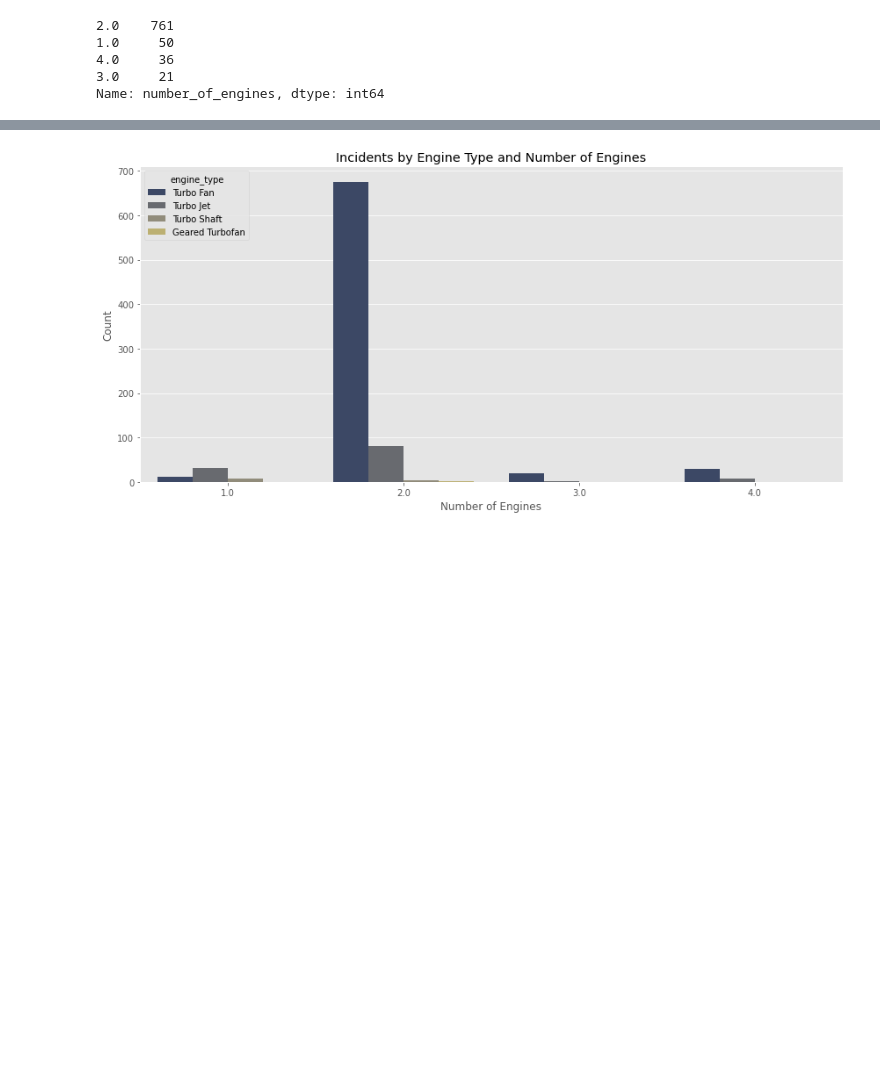
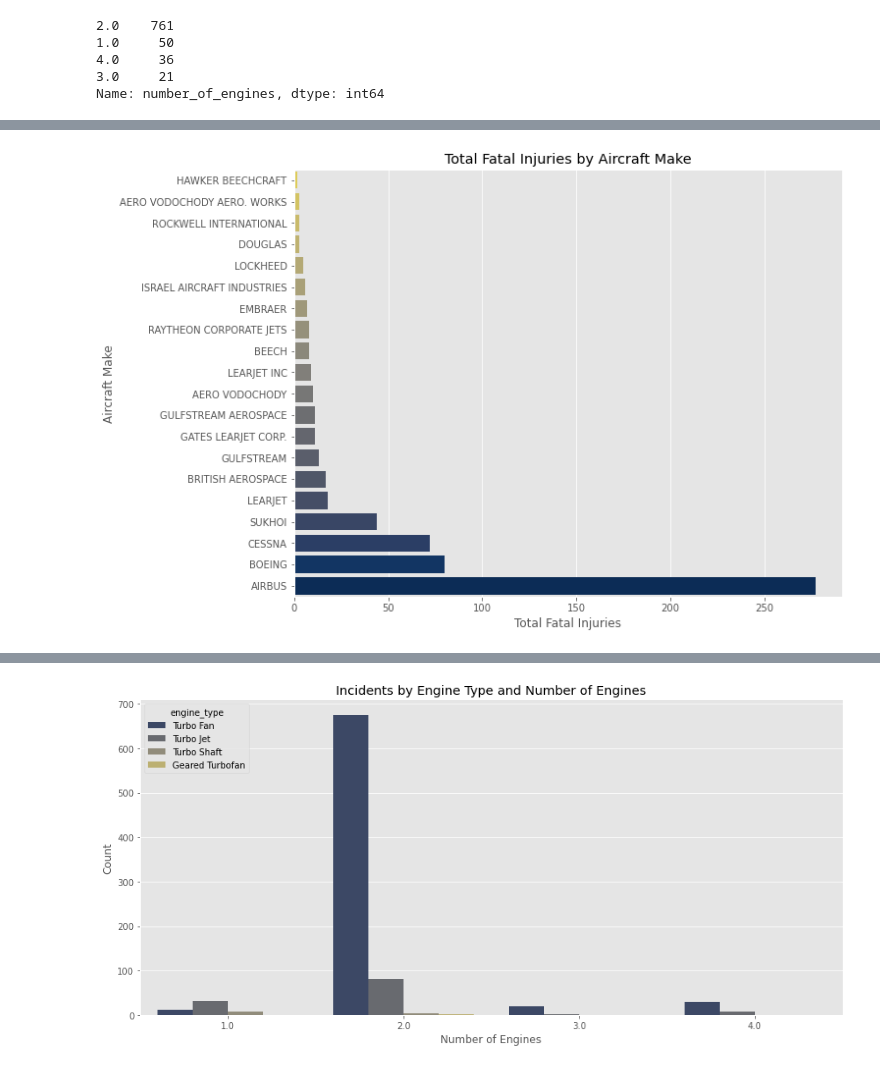
Before and after one commit to 66ultra/Aircraft-Saftey-Analysis, a Jupyter notebook: Aircraft Safety Analysis.ipynb, the cells around one changed output, grey strips where cells are left out. Saved outputs shown, nothing was run; the diff lists cells and outputs as text; code cells hidden in the pictures; blank space fills up the shorter version.

```diff
--- a/Aircraft Safety Analysis.ipynb
+++ b/Aircraft Safety Analysis.ipynb
@@ -762,0 +819,15 @@ This scatter plot shows us how the number of engines on an aircraft is related t
+# %%
+# Summing up total fatal injuries by make
+total_fatal_by_make = df.groupby('make')['total_fatal_injuries'].sum().reset_index().sort_values(by='total_fatal_injuries', ascending=True)
+
+# Keeping only the top 20 for a cleaner visualization
+top_makes = total_fatal_by_make.tail(20)
+
+plt.figure(figsize=(10, 8))
+sns.barplot(x='total_fatal_injuries', y='make', data=top_makes, palette="cividis_r")
+plt.title('Total Fatal Injuries by Aircraft Make')
+plt.xlabel('Total Fatal Injuries')
+plt.ylabel('Aircraft Make')
+plt.show()
+# %% [output]
+[figure, added]
```
Also changed, not shown: parts of 39 cells of this notebook, 15 other files.
